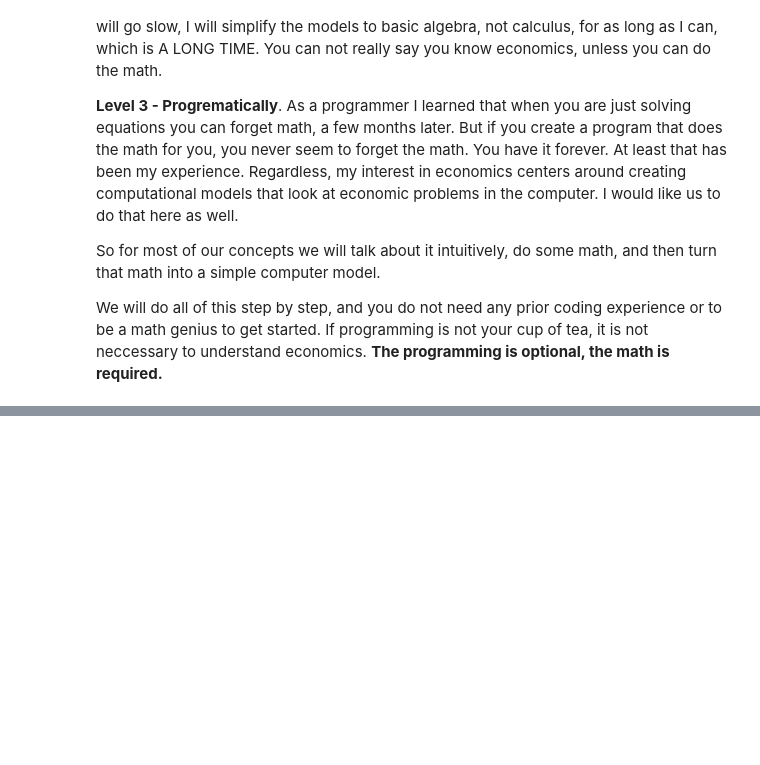
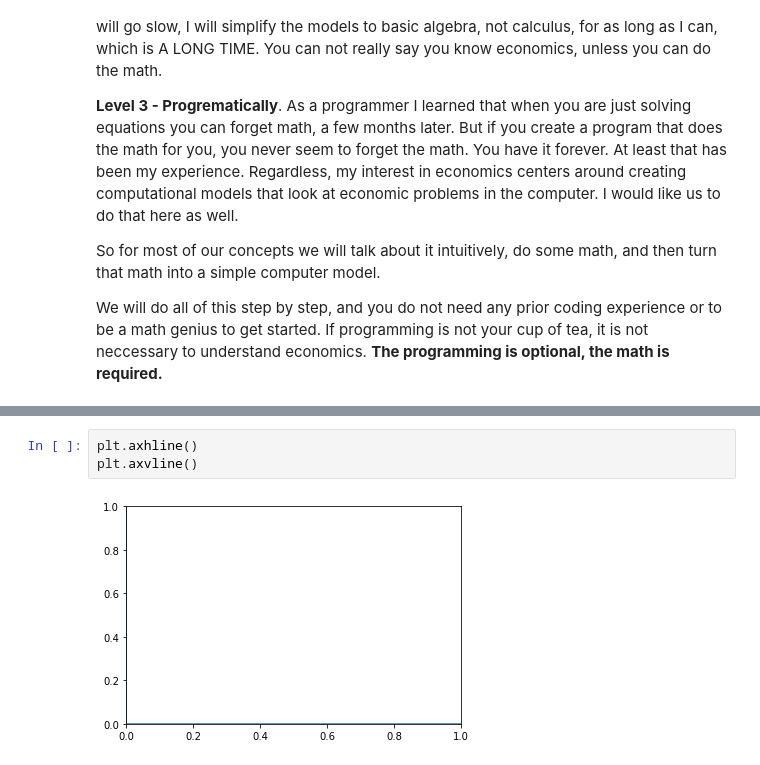
Before and after one commit to RichieSater/economics, a Jupyter notebook: 1_whatEconomics.ipynb, the cells around one changed output, grey strips where cells are left out. Cells and saved outputs as stored; diff of their text form; blank space fills up the shorter version.

```diff
--- a/1_whatEconomics.ipynb
+++ b/1_whatEconomics.ipynb
@@ -96,0 +228,5 @@ plt.show()
+# %%
+plt.axhline()
+plt.axvline()
+# %% [output]
+[figure, added]
```
Also changed, not shown: parts of 46 cells of this notebook, 6 other files.
